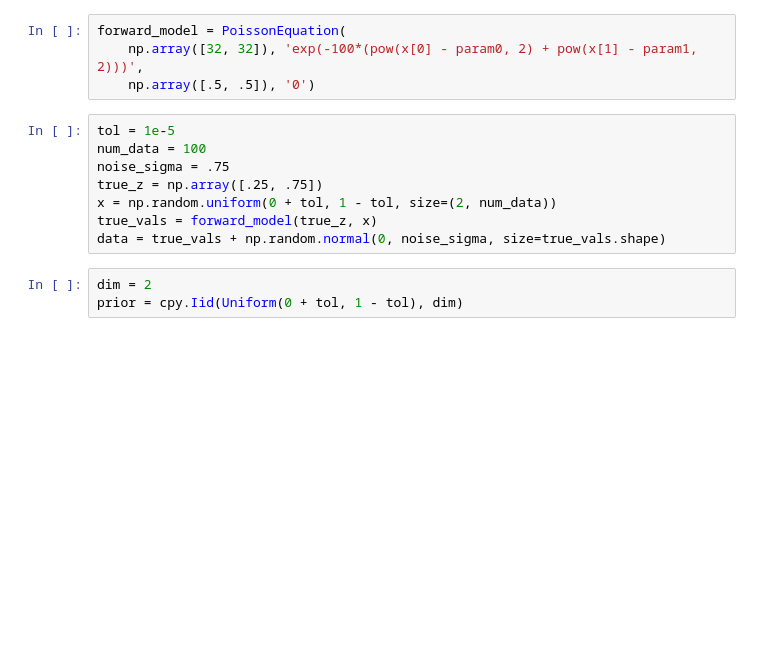
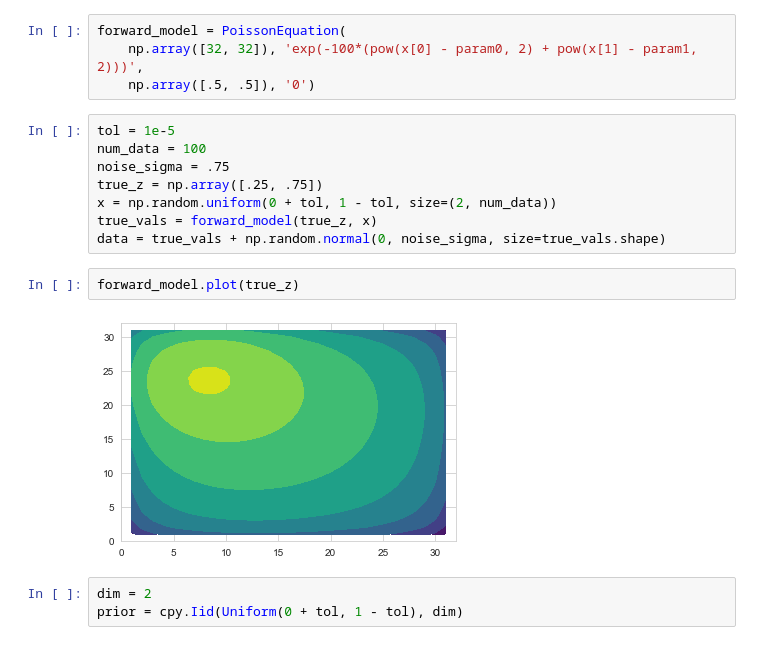
Before and after one commit to aurelio-raffa/MultiFidelityABC, a Jupyter notebook: source/examples/poisson_multidifelity.ipynb, the cells around one changed output. Cells and saved outputs as stored; diff of their text form; blank space fills up the shorter version.

```diff
--- a/source/examples/poisson_multidifelity.ipynb
+++ b/source/examples/poisson_multidifelity.ipynb
@@ -67,6 +67,10 @@ true_z = np.array([.25, .75])
 x = np.random.uniform(0 + tol, 1 - tol, size=(2, num_data))
 true_vals = forward_model(true_z, x)
 data = true_vals + np.random.normal(0, noise_sigma, size=true_vals.shape)
+# %%
+forward_model.plot(true_z)
+# %% [output]
+[figure, added]
 # %%
 dim = 2
 prior = cpy.Iid(Uniform(0 + tol, 1 - tol), dim)
```
Also changed, not shown: parts of 6 cells of this notebook, 1 other file.
